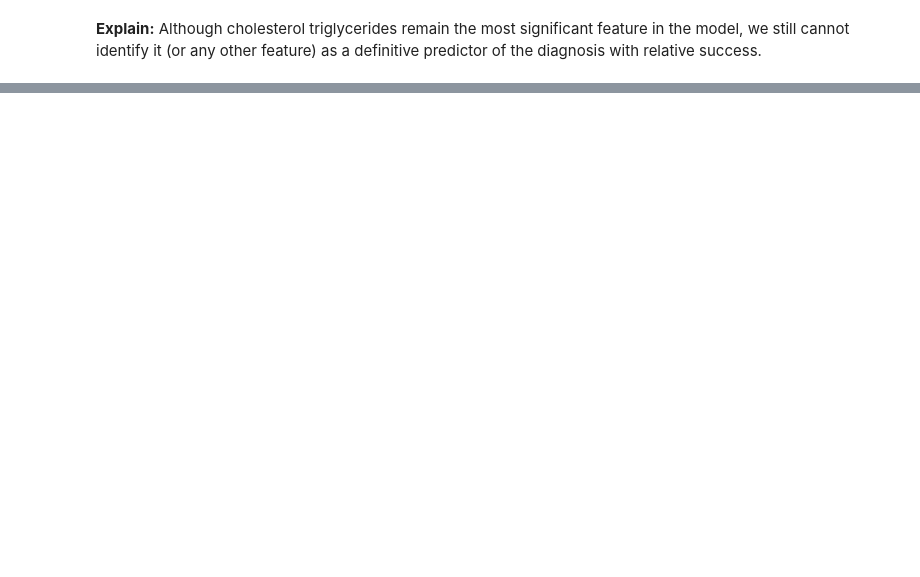
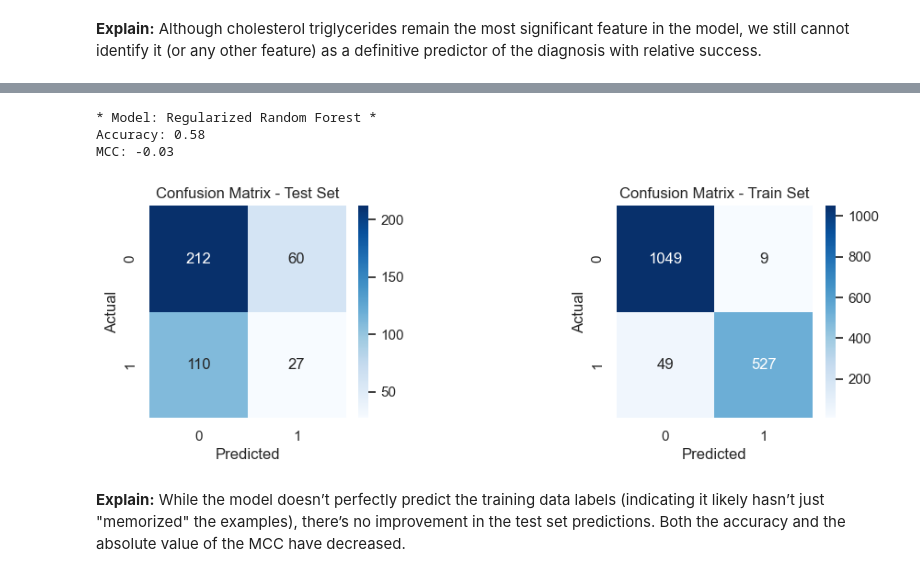
Before and after one commit to gbook0/Alzheimer-Data-Analysis, a Jupyter notebook: Alzheimer.ipynb, the cells around one changed output, grey strips where cells are left out. Saved outputs shown, nothing was run; the diff lists cells and outputs as text; code cells hidden in the pictures; blank space fills up the shorter version.

```diff
--- a/Alzheimer.ipynb
+++ b/Alzheimer.ipynb
@@ -254,0 +262,20 @@ Given that the model achieves 100% accuracy on the training set, it appears to b
+# %%
+reg_rf_model = RandomForestClassifier(
+    class_weight='balanced',
+    n_estimators=100,
+    max_depth=10,
+    min_samples_split=10,
+    min_samples_leaf=5,
+    max_features='sqrt',
+    random_state=42
+)
+# Fit the model
+reg_rf_model.fit(X_train, y_train);
+EstimateModelAccuracy(reg_rf_model, 'Regularized Random Forest', X_train, X_test, y_train, y_test);
+# %% [output]
+* Model: Regularized Random Forest *
+Accuracy: 0.58
+MCC: -0.03
+[figure, added]
+# %% [markdown]
+**Explain:** While the model doesn’t perfectly predict the training data labels (indicating it likely hasn’t just "memorized" the examples), there’s no improvement in the test set predictions. Both the accuracy and the absolute value of the MCC have decreased.
```
Also changed, not shown: parts of 8 cells of this notebook.
